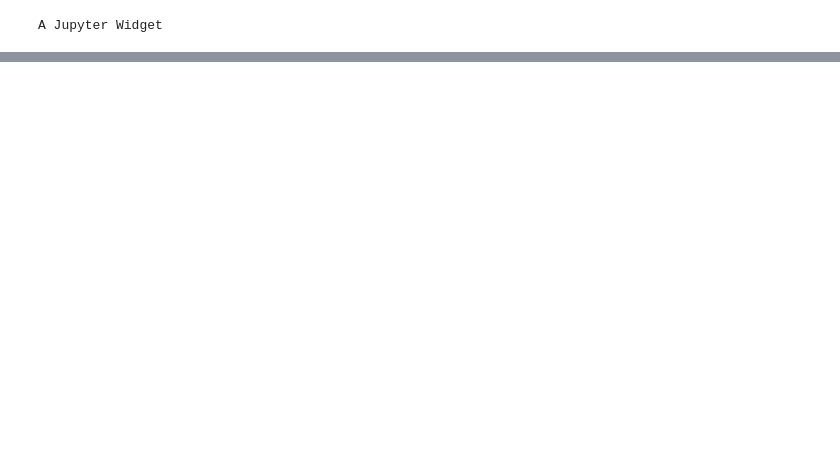
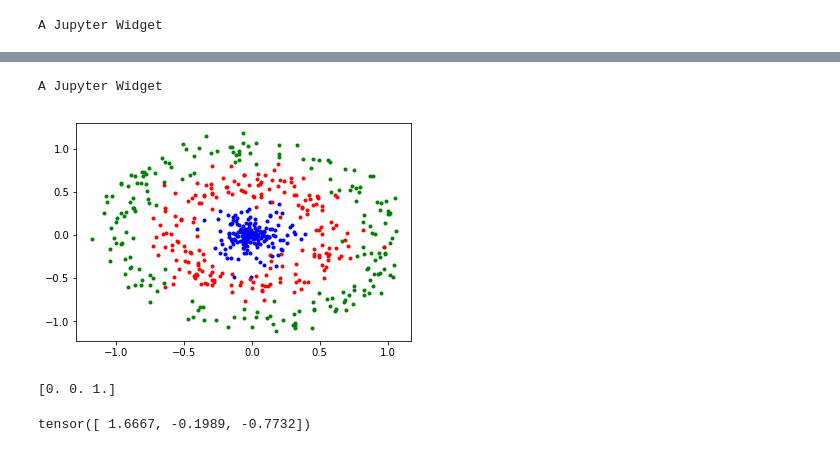
Before and after one commit to jorchard/peBogacz, a Jupyter notebook: python/runme2.ipynb, the cells around one changed output, grey strips where cells are left out. Drawn from its saved outputs; the diff is of its cells as text; code cells hidden in the pictures; blank space fills up the shorter version.

```diff
--- a/python/runme2.ipynb
+++ b/python/runme2.ipynb
@@ -165,0 +235,21 @@ for x,t in zip(train[0], train[1]):
+# %%
+fp = FloatProgress(min=0, max=len(train_shuffle))
+display(fp)
+for x in train_shuffle:
+    if x[1][0]>0.5:
+        plt.plot(x[0][0],x[0][1],'b.')
+    elif x[1][1]>0.5:
+        plt.plot(x[0][0],x[0][1],'r.')
+    else:
+        plt.plot(x[0][0],x[0][1],'g.')
+    fp.value += 1
+# %% [output]
+A Jupyter Widget
+[figure, added]
+# %%
+idx = 518
+print(train[1][idx])
+net.Predict(10., train[0][idx])
+# %% [output]
+[0. 0. 1.]
+tensor([ 1.6667, -0.1989, -0.7732])
```
Also changed, not shown: parts of 18 cells of this notebook.
